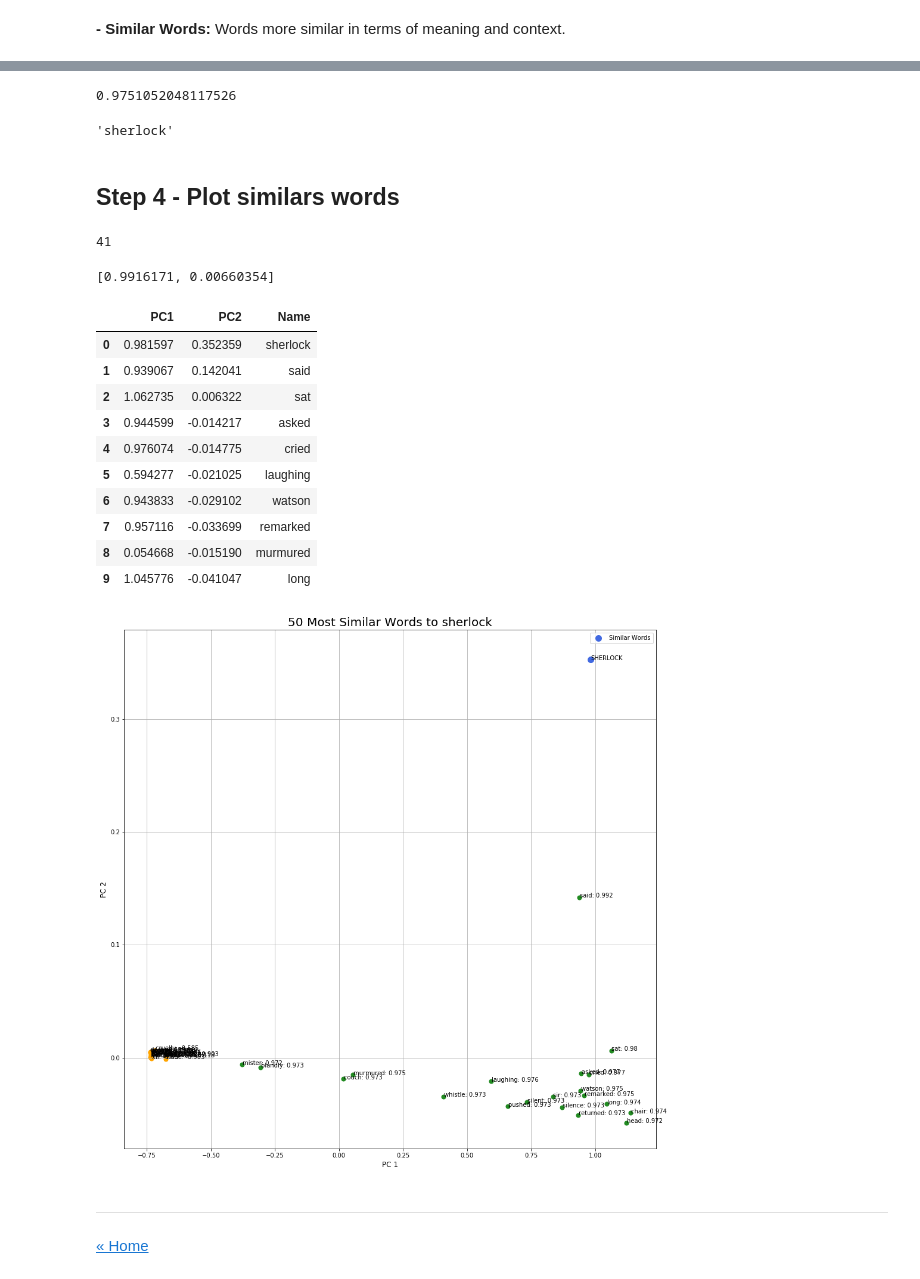
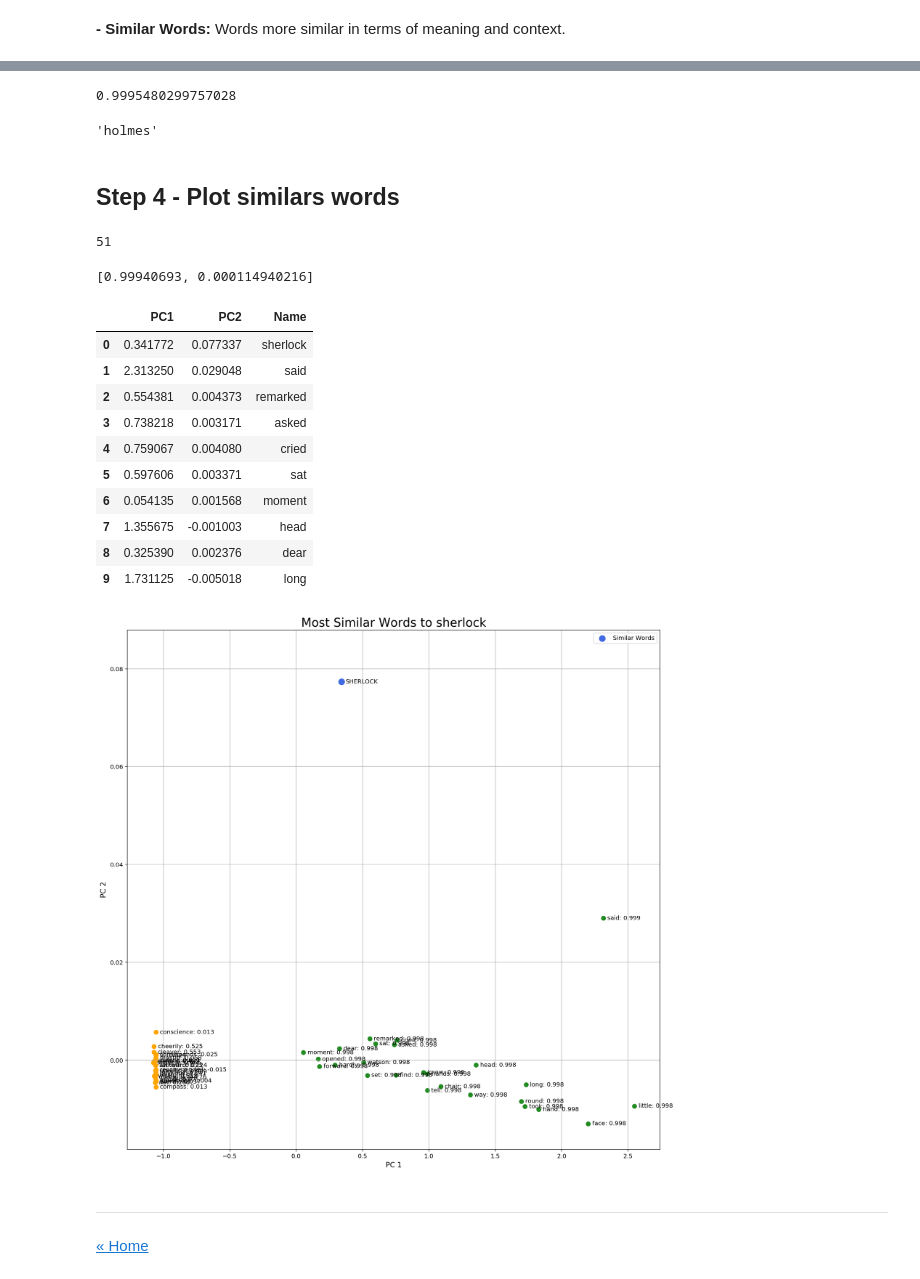
Before and after one commit to ansegura7/NLP, a Jupyter notebook: code/NLP_Word2Vec.ipynb, the cells around one changed output, grey strips where cells are left out. Saved outputs shown, nothing was run; the diff lists cells and outputs as text; code cells hidden in the pictures.

```diff
--- a/code/NLP_Word2Vec.ipynb
+++ b/code/NLP_Word2Vec.ipynb
@@ -183,3 +187,9 @@ plt.title('The 50 Most Common Words in document')
 plt.show()
 # %% [output]
 [figure]
+# %%
+# Reconstructing the clean text (without stop-words)
+new_clean_text = ''
+for sent in all_words:
+    for word in sent:
+        new_clean_text = new_clean_text + word + ' '
@@ -192,7 +218,7 @@ plt.show()
 min_count = 2    # Minimium frequency count of words. The model would ignore words that do not satisfy the min_count
 size = 150       # The size of the dense vector to represent each token or word
 window = 5       # The maximum distance between the target word and its neighboring word
-sg = 1           # Skip Gram algorithm True
+sg = 0           # Skip Gram algorithm = False. Continuous Bag of Words = True
 iter = 10        # Number of iterations (epochs) over the corpus
 # %%
 # Create Word2Vec model
@@ -259,19 +285,19 @@ w2v_model.wv.most_similar(negative = ['sherlock'], topn = 10)
 # %%
 # Calculate the similarity between 2 words
-w2v_model.wv.similarity(w1 = 'sherlock', w2 = 'watson')
+w2v_model.wv.similarity(w1 = 'holmes', w2 = 'watson')
 # %% [output]
-0.9751052048117526
+0.9995480299757028
 # %%
 # Show word that doesn't belong to the list
-w2v_model.wv.doesnt_match(['sherlock', 'watson', 'confusion'])
+w2v_model.wv.doesnt_match(['holmes', 'watson', 'mycroft'])
 # %% [output]
-'sherlock'
+'holmes'
 # %% [markdown]
 ## Step 4 - Plot similars words
 # %%
 # Get vectors
 target_word = 'sherlock'
-top_n = 20
+top_n = 25
 
 # Calculate more and less similars words
 most_similar = w2v_model.wv.most_similar(positive = [target_word], topn = top_n)
@@ -287,7 +313,7 @@ neigh_word = [row[0] for row in neighbors]
 X = w2v_model[neigh_word]
 len(X)
 # %% [output]
-41
+51
 # %%
 # Perform PCA with 2 components
 pca = PCA(n_components = 2)
@@ -296,7 +322,7 @@ pca_data = pca.fit_transform(X)
 # The explained variance of each principal components
 list(pca.explained_variance_ratio_)
 # %% [output]
-[0.9916171, 0.00660354]
+[0.99940693, 0.000114940216]
 # %%
 # Create and show principal components DataFrame
 pca_df = pd.DataFrame(data = pca_data, columns = ["PC1", "PC2"])
@@ -304,47 +330,47 @@ pca_df['Name'] = neigh_word
 pca_df.head(10)
 # %% [output]
 |  | PC1 | PC2 | Name |
-| 0 | 0.981597 | 0.352359 | sherlock |
-| 1 | 0.939067 | 0.142041 | said |
-| 2 | 1.062735 | 0.006322 | sat |
-| 3 | 0.944599 | -0.014217 | asked |
-| 4 | 0.976074 | -0.014775 | cried |
-| 5 | 0.594277 | -0.021025 | laughing |
-| 6 | 0.943833 | -0.029102 | watson |
-| 7 | 0.957116 | -0.033699 | remarked |
-| 8 | 0.054668 | -0.015190 | murmured |
-| 9 | 1.045776 | -0.041047 | long |
+| 0 | 0.341772 | 0.077337 | sherlock |
+| 1 | 2.313250 | 0.029048 | said |
+| 2 | 0.554381 | 0.004373 | remarked |
+| 3 | 0.738218 | 0.003171 | asked |
+| 4 | 0.759067 | 0.004080 | cried |
+| 5 | 0.597606 | 0.003371 | sat |
+| 6 | 0.054135 | 0.001568 | moment |
+| 7 | 1.355675 | -0.001003 | head |
+| 8 | 0.325390 | 0.002376 | dear |
+| 9 | 1.731125 | -0.005018 | long |
 # %%
 # Create a scatter plot of the projection
 fig, ax = plt.subplots(figsize = (16, 16))
 gap = 0.001
 colors = dict()
 colors['current'] = 'royalblue'
 colors['most'] = 'forestgreen'
 colors['less'] = 'orange'
 
 # Add points one by one with a loop
 for i, word in enumerate(neigh_word):
     node_col = colors[neighbors[i][2]]
 
     if word == target_word:
         node_size = 100
         text = word.upper()
     else:
         node_size = 50
         text = word + ': ' + str(round(neighbors[i][1], 3))
 
     plt.scatter(pca_data[i, 0], pca_data[i, 1], c = node_col, s = node_size)
-    plt.annotate(text, xy = (pca_data[i, 0] + gap*2, pca_data[i, 1] - gap/4))
+    plt.annotate(text, xy = (pca_data[i, 0] + gap*30, pca_data[i, 1] - gap/3))
 
 # Plot setup
 ax.set_xlabel("PC 1", fontsize = 12)
 ax.set_ylabel("PC 2", fontsize = 12)
-ax.set_title("50 Most Similar Words to " + target_word, fontsize = 20)
+ax.set_title("Most Similar Words to " + target_word, fontsize = 20)
 ax.legend(["Similar Words"])
 ax.grid()
 # %% [output]
-[figure, old version]
+[figure, new version]
 # %% [markdown]
 <hr>
 <p><a href="https://ansegura7.github.io/NLP/">« Home</a></p>
```
Also changed, not shown: parts of 7 cells of this notebook, 2 other files.
